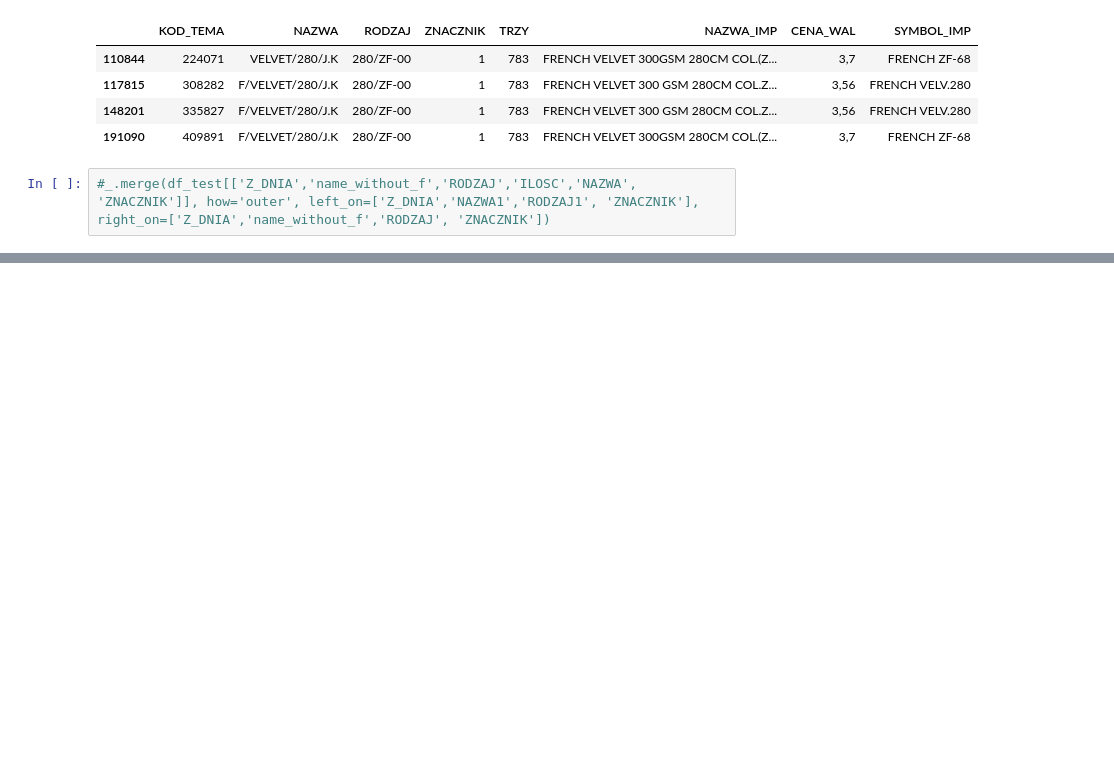
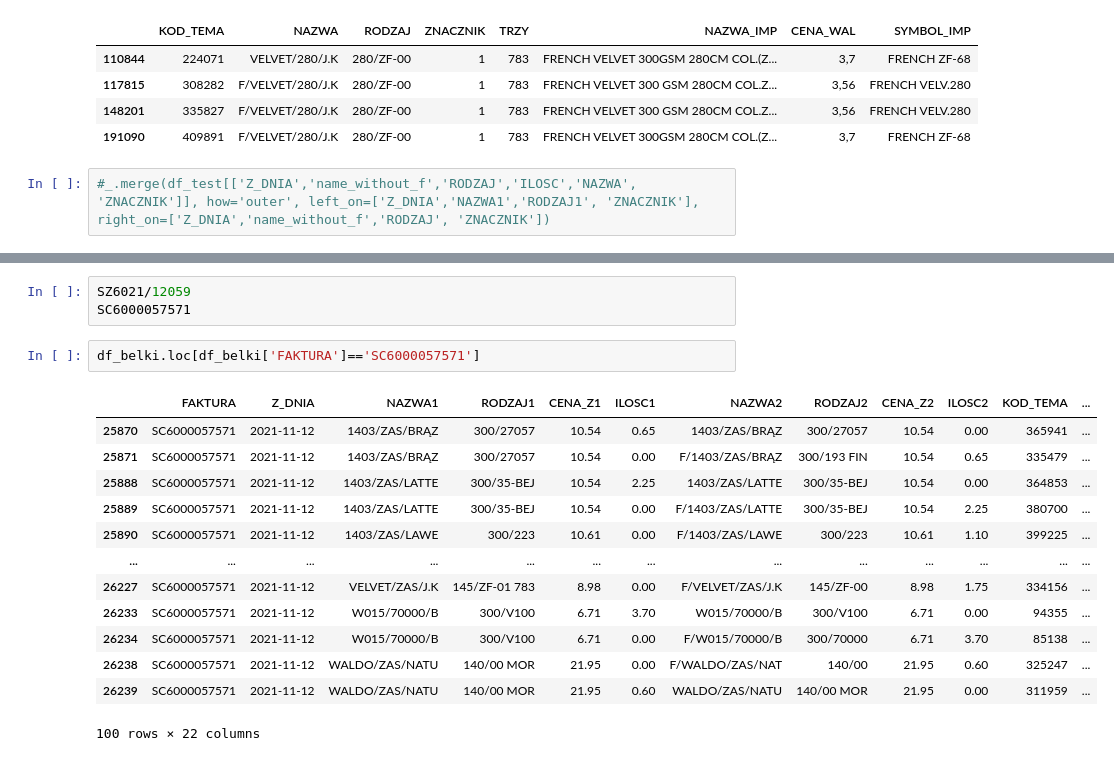
Before and after one commit to plggrzybuch/reklamacje, a Jupyter notebook: raport_felery.ipynb, the cells around one changed output, grey strips where cells are left out. Cells and saved outputs as stored; diff of their text form; blank space fills up the shorter version.

```diff
--- a/raport_felery.ipynb
+++ b/raport_felery.ipynb
@@ -281,0 +229,19 @@ _
+# %%
+SZ6021/12059
+SC6000057571
+# %%
+df_belki.loc[df_belki['FAKTURA']=='SC6000057571']
+# %% [output]
+|  | FAKTURA | Z_DNIA | NAZWA1 | RODZAJ1 | CENA_Z1 | ILOSC1 | NAZWA2 | RODZAJ2 | CENA_Z2 | ILOSC2 | KOD_TEMA | ... |
+| 25870 | SC6000057571 | 2021-11-12 | 1403/ZAS/BRĄZ | 300/27057 | 10.54 | 0.65 | 1403/ZAS/BRĄZ | 300/27057 | 10.54 | 0.00 | 365941 | ... |
+| 25871 | SC6000057571 | 2021-11-12 | 1403/ZAS/BRĄZ | 300/27057 | 10.54 | 0.00 | F/1403/ZAS/BRĄZ | 300/193 FIN | 10.54 | 0.65 | 335479 | ... |
+| 25888 | SC6000057571 | 2021-11-12 | 1403/ZAS/LATTE | 300/35-BEJ | 10.54 | 2.25 | 1403/ZAS/LATTE | 300/35-BEJ | 10.54 | 0.00 | 364853 | ... |
+| 25889 | SC6000057571 | 2021-11-12 | 1403/ZAS/LATTE | 300/35-BEJ | 10.54 | 0.00 | F/1403/ZAS/LATTE | 300/35-BEJ | 10.54 | 2.25 | 380700 | ... |
+| 25890 | SC6000057571 | 2021-11-12 | 1403/ZAS/LAWE | 300/223 | 10.61 | 0.00 | F/1403/ZAS/LAWE | 300/223 | 10.61 | 1.10 | 399225 | ... |
+| ... | ... | ... | ... | ... | ... | ... | ... | ... | ... | ... | ... | ... |
+| 26227 | SC6000057571 | 2021-11-12 | VELVET/ZAS/J.K | 145/ZF-01 783 | 8.98 | 0.00 | F/VELVET/ZAS/J.K | 145/ZF-00 | 8.98 | 1.75 | 334156 | ... |
+| 26233 | SC6000057571 | 2021-11-12 | W015/70000/B | 300/V100 | 6.71 | 3.70 | W015/70000/B | 300/V100 | 6.71 | 0.00 | 94355 | ... |
+| 26234 | SC6000057571 | 2021-11-12 | W015/70000/B | 300/V100 | 6.71 | 0.00 | F/W015/70000/B | 300/70000 | 6.71 | 3.70 | 85138 | ... |
+| 26238 | SC6000057571 | 2021-11-12 | WALDO/ZAS/NATU | 140/00 MOR | 21.95 | 0.00 | F/WALDO/ZAS/NAT | 140/00 | 21.95 | 0.60 | 325247 | ... |
+| 26239 | SC6000057571 | 2021-11-12 | WALDO/ZAS/NATU | 140/00 MOR | 21.95 | 0.60 | WALDO/ZAS/NATU | 140/00 MOR | 21.95 | 0.00 | 311959 | ... |
+100 rows × 22 columns
```
Also changed, not shown: parts of 45 cells of this notebook.
